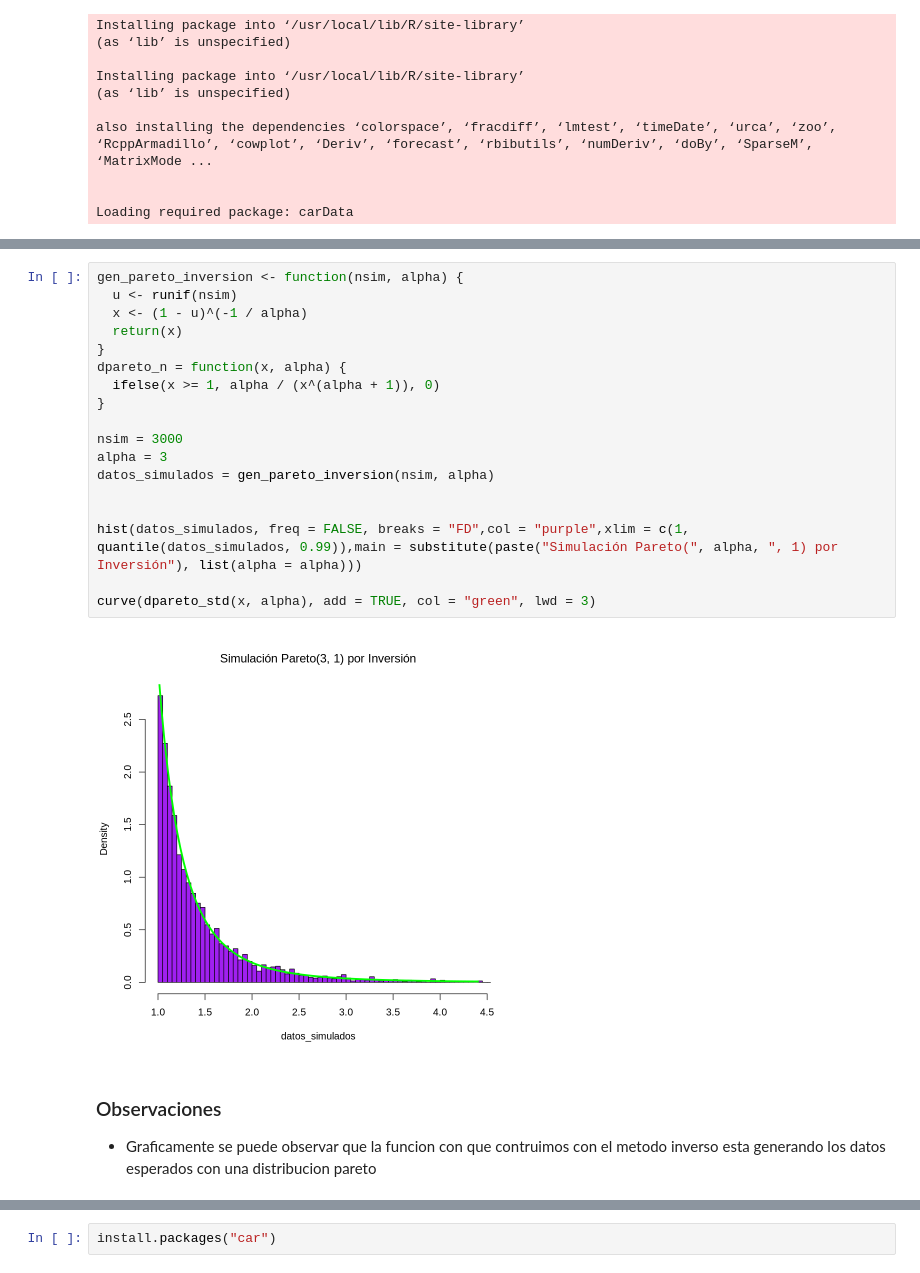
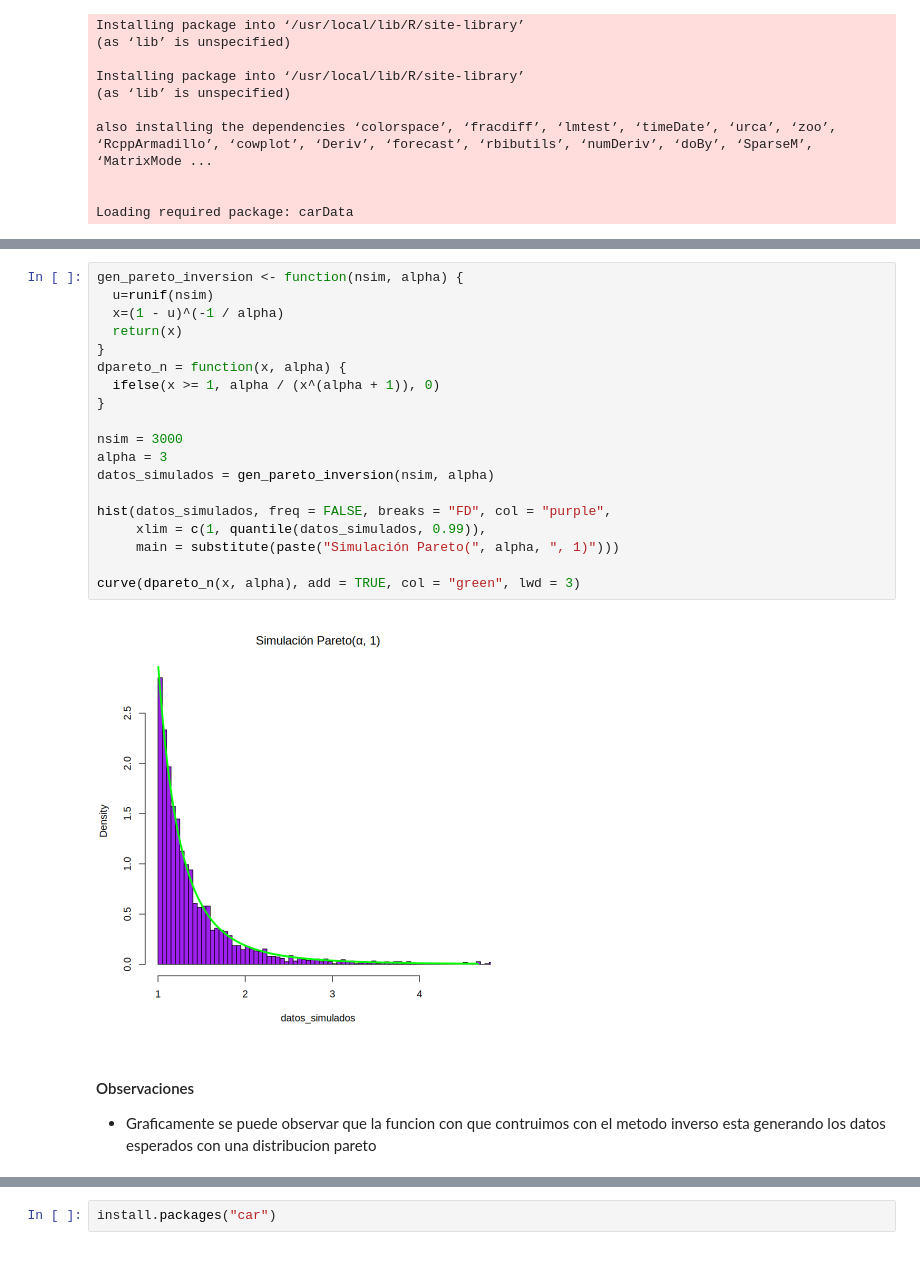
Before and after one commit to Nicolas-Bernal/Simulacion-Estadistica, a Jupyter notebook: Primer Corte/0_Taller.ipynb, the cells around one changed output, grey strips where cells are left out. Saved outputs shown, nothing was run; the diff lists cells and outputs as text.

```diff
--- a/Primer Corte/0_Taller.ipynb
+++ b/Primer Corte/0_Taller.ipynb
@@ -178,25 +481,26 @@ $$(x^{-\alpha})^{-\frac{1}{\alpha}} = (1 - U)^{-\frac{1}{\alpha}}$$
 $$x = (1 - U)^{-\frac{1}{\alpha}} = \frac{1}{(1 - U)^{\frac{1}{\alpha}}}$$
 # %%
 gen_pareto_inversion <- function(nsim, alpha) {
-  u <- runif(nsim)
-  x <- (1 - u)^(-1 / alpha)
+  u=runif(nsim)
+  x=(1 - u)^(-1 / alpha)
   return(x)
 }
 dpareto_n = function(x, alpha) {
   ifelse(x >= 1, alpha / (x^(alpha + 1)), 0)
 }
 
 nsim = 3000
 alpha = 3
 datos_simulados = gen_pareto_inversion(nsim, alpha)
 
+hist(datos_simulados, freq = FALSE, breaks = "FD", col = "purple",
+     xlim = c(1, quantile(datos_simulados, 0.99)),
+     main = substitute(paste("Simulación Pareto(", alpha, ", 1)")))
 
-hist(datos_simulados, freq = FALSE, breaks = "FD",col = "purple",xlim = c(1, quantile(datos_simulados, 0.99)),main = substitute(paste("Simulación Pareto(", alpha, ", 1) por Inversión"), list(alpha = alpha)))
-
-curve(dpareto_std(x, alpha), add = TRUE, col = "green", lwd = 3)
+curve(dpareto_n(x, alpha), add = TRUE, col = "green", lwd = 3)
 # %% [output]
-[figure, old version]
+[figure, new version]
 # %% [markdown]
-### Observaciones
+#### Observaciones
 
 * Graficamente se puede observar que la funcion con que contruimos con el metodo inverso esta generando los datos esperados con una distribucion pareto
```
Also changed, not shown: parts of 33 cells of this notebook.
